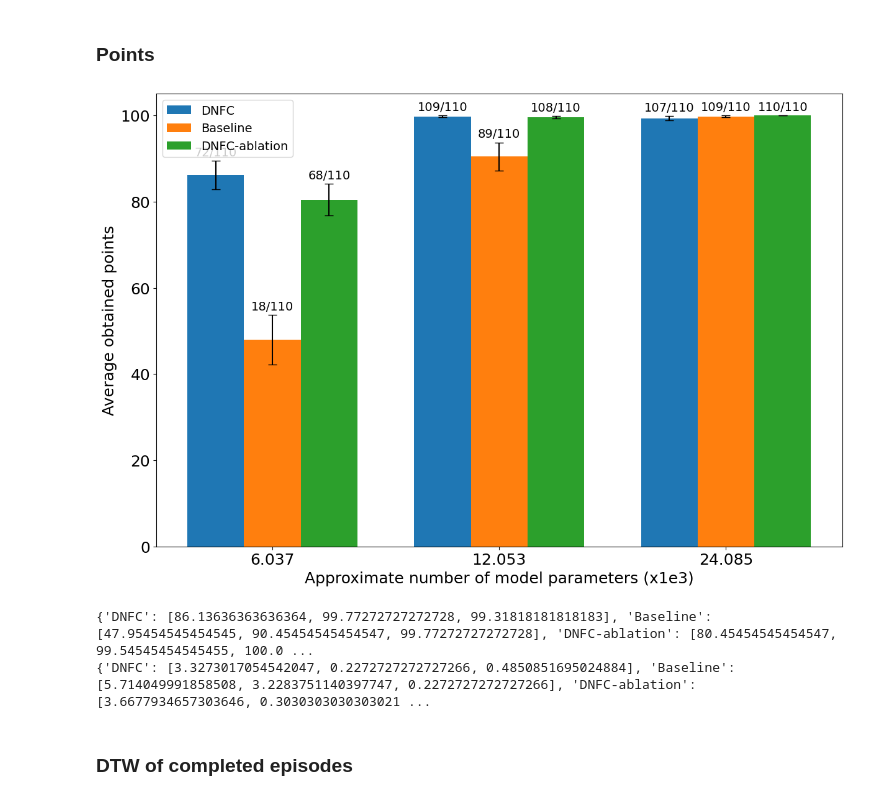
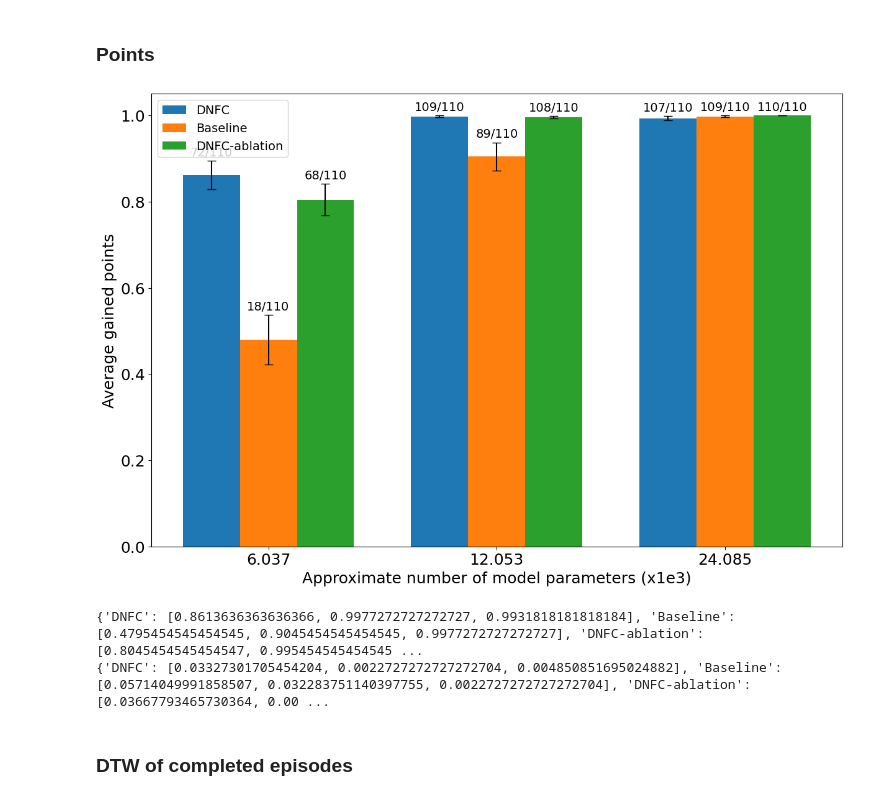
Before and after one commit to arash-mehrabi-z/dnfc-torobo, a Jupyter notebook: feedback_controller/fbc/neural_network/get_results.ipynb, the cells around one changed output. Cells and saved outputs as stored; diff of their text form; code cells hidden in the pictures.

```diff
--- a/feedback_controller/fbc/neural_network/get_results.ipynb
+++ b/feedback_controller/fbc/neural_network/get_results.ipynb
@@ -218,13 +218,13 @@ for num_params in model_params_list:
         print("df shape", df.shape)
         print("path", file_path, end="===\n")
 
-        df['dnfc_succ'] *= 100.0
-        df['basel_succ'] *= 100.0
+        # df['dnfc_succ'] *= 100.0
+        # df['basel_succ'] *= 100.0
 
         df['train_round'] = df.groupby('eps_num').cumcount() + 1
 
-        dnfc_succ_cases = df[df['dnfc_succ'].astype(int) == 100]
-        basel_succ_cases = df[df['basel_succ'].astype(int) == 100]
+        dnfc_succ_cases = df[df['dnfc_succ'].astype(int) == 1]
+        basel_succ_cases = df[df['basel_succ'].astype(int) == 1]
         # df = df[df["eps_num"] <= 32]
         overall_mean, overall_std, round_means = get_mean_std_across_trains(df)
         overall_mean_dnfc, overall_std_dnfc, round_means_dnfc = get_mean_std_across_trains(dnfc_succ_cases)
@@ -492,37 +496,37 @@ for attribute, measurement in Ys.items():
     fraction_labels = [f"{int(n)}/{int(d)}" for n, d in zip(numerators, denominators)]
 
     # # Add labels on top of bars
     ax.bar_label(rects, labels=fraction_labels, padding=3, fontsize=label_fontsize)
     # for idx, (bar, label) in enumerate(zip(rects, fraction_labels)):
     #     height = bar.get_height()
     #     y_offset = 5 if idx % 2 == 0 else 2  # Alternate height for labels
     #     ax.text(
     #         bar.get_x() + bar.get_width() / 2,
     #         height + y_offset,
     #         label,
     #         ha='center',
     #         va='bottom',
     #         fontsize=10
     #     )
 
     multiplier += 1
 
 # Add some text for labels, title and custom x-axis tick labels, etc.
-ax.set_ylabel('Average obtained points')
+ax.set_ylabel('Average gained points')
 ax.set_xlabel("Approximate number of model parameters (x1e3)")
 # ax.set_title('Robot Endpoint-Target Distance')
 ax.set_xticks(x + width, model_params_list)
 # ax.legend(loc='upper left', ncols=3)
 ax.legend()
 # ax.set_ylim(0, 250)
 plt.savefig(os.path.join(os.getcwd(), f"paper/pts_{ds_type}.png"))
 plt.show()
 print(Ys)
 print(errors)
 # %% [output]
-[figure, old version]
+[figure, new version]
-{'DNFC': [86.13636363636364, 99.77272727272728, 99.31818181818183], 'Baseline': [47.95454545454545, 90.45454545454547, 99.77272727272728], 'DNFC-ablation': [80.45454545454547, 99.54545454545455, 100.0 ...
-{'DNFC': [3.3273017054542047, 0.2272727272727266, 0.4850851695024884], 'Baseline': [5.714049991858508, 3.2283751140397747, 0.2272727272727266], 'DNFC-ablation': [3.6677934657303646, 0.3030303030303021 ...
+{'DNFC': [0.8613636363636366, 0.9977272727272727, 0.9931818181818184], 'Baseline': [0.4795454545454545, 0.9045454545454545, 0.9977272727272727], 'DNFC-ablation': [0.8045454545454547, 0.995454545454545 ...
+{'DNFC': [0.03327301705454204, 0.0022727272727272704, 0.004850851695024882], 'Baseline': [0.05714049991858507, 0.032283751140397755, 0.0022727272727272704], 'DNFC-ablation': [0.03667793465730364, 0.00 ...
 # %% [markdown]
 ### DTW of completed episodes
 # %%
```
Also changed, not shown: parts of 9 cells of this notebook.
